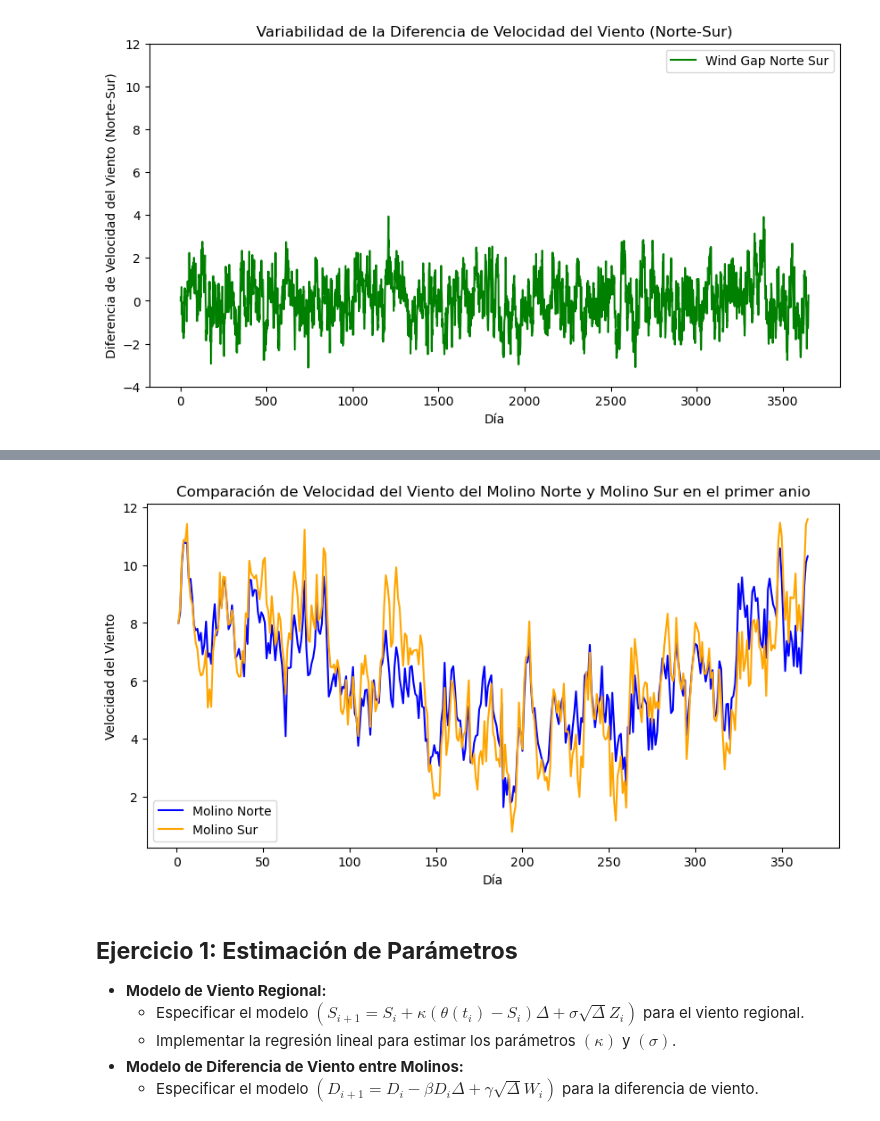
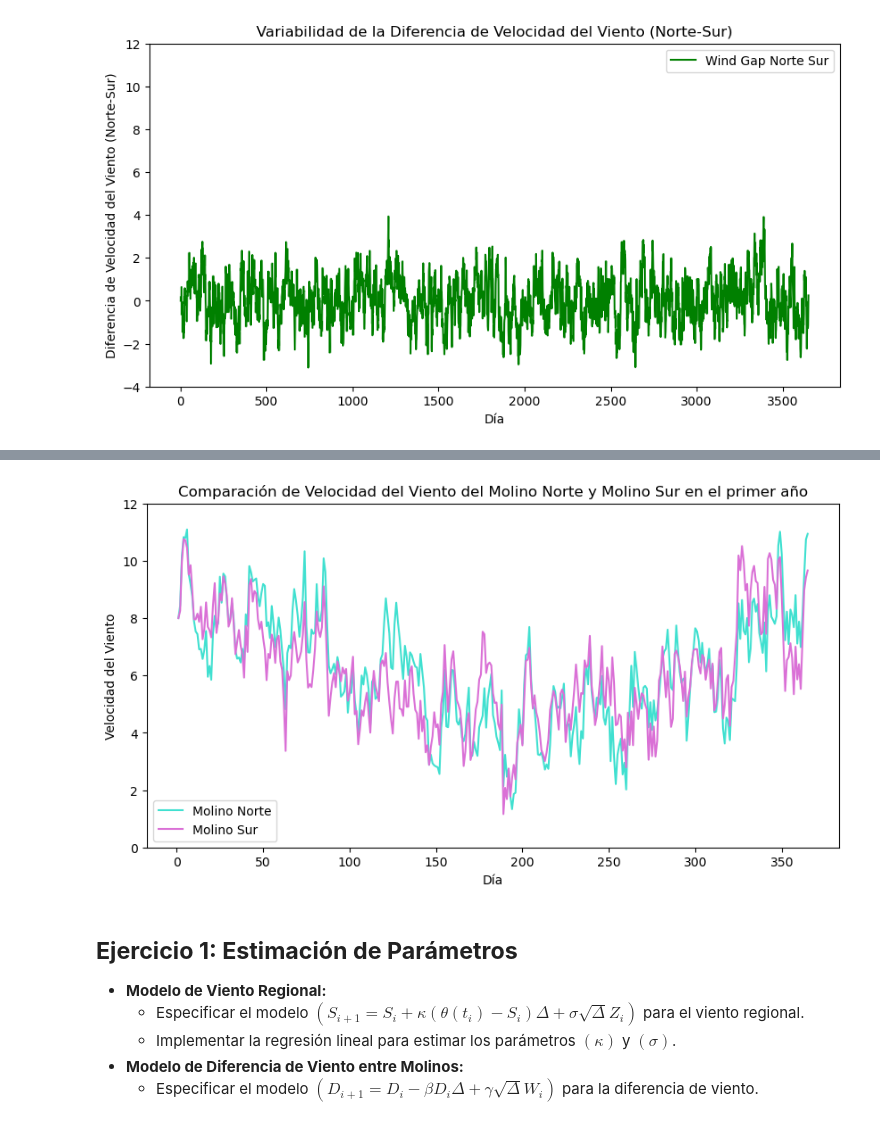
Before and after one commit to olmiave/ACN_TP1, a Jupyter notebook: TP1.ipynb, the cells around one changed output, grey strips where cells are left out. Drawn from its saved outputs; the diff is of its cells as text; code cells hidden in the pictures.

```diff
--- a/TP1.ipynb
+++ b/TP1.ipynb
@@ -107,2 +123,5 @@ plt.show()
+# %%
+molino_norte = pd.DataFrame(wind['regional wind'] + wind['wind gap norte sur'] * 1/2)
+molino_sur = pd.DataFrame(wind['regional wind'] - wind['wind gap norte sur'] * 1/2)
 # %%
 plt.figure(figsize=(10, 5))
@@ -118,17 +138,21 @@ plt.show()
 # %%
-# primer anio
+# primer año
 wind_subset = wind.iloc[:365]
+molino_norte_subset = molino_norte.iloc[:365]
+molino_sur_subset = molino_sur.iloc[:365]
 
+# Plotting
 plt.figure(figsize=(10, 5))
-plt.plot(wind_subset['dia'], wind_subset['regional wind'], label='Molino Norte', color='blue')
-plt.plot(wind_subset['dia'], wind_subset['regional wind'] + wind_subset['wind gap norte sur'], label='Molino Sur', color='orange')
+plt.plot(wind_subset['dia'], molino_norte_subset, label='Molino Norte', color='turquoise')
+plt.plot(wind_subset['dia'], molino_sur_subset, label='Molino Sur', color='orchid')
 plt.xlabel('Día')
 plt.ylabel('Velocidad del Viento')
-plt.title('Comparación de Velocidad del Viento del Molino Norte y Molino Sur en el primer anio')
+plt.title('Comparación de Velocidad del Viento del Molino Norte y Molino Sur en el primer año')
+plt.ylim(0, 12)
 plt.legend()
 plt.show()
 # %% [output]
-[figure, old version]
+[figure, new version]
 # %% [markdown]
 ## **Ejercicio 1: Estimación de Parámetros** <a name="Ejercicio-1"></a>
 - **Modelo de Viento Regional:**
```
Also changed, not shown: parts of 19 cells of this notebook, 3 other files.
